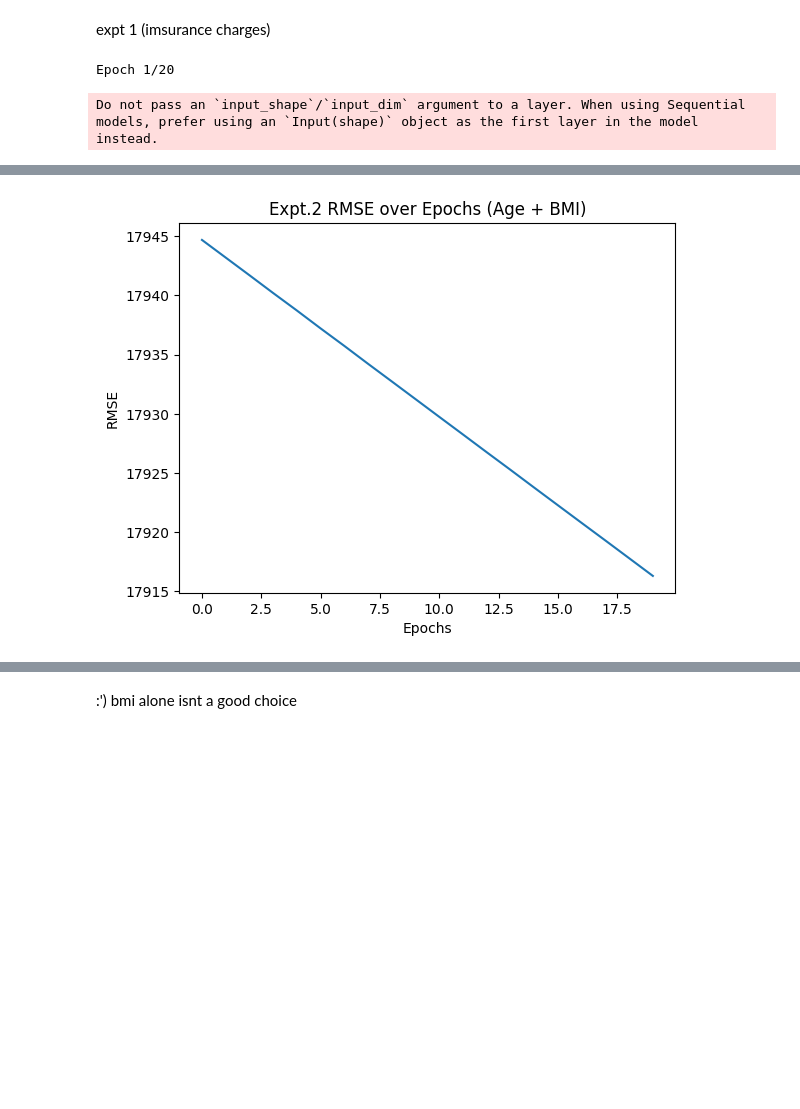
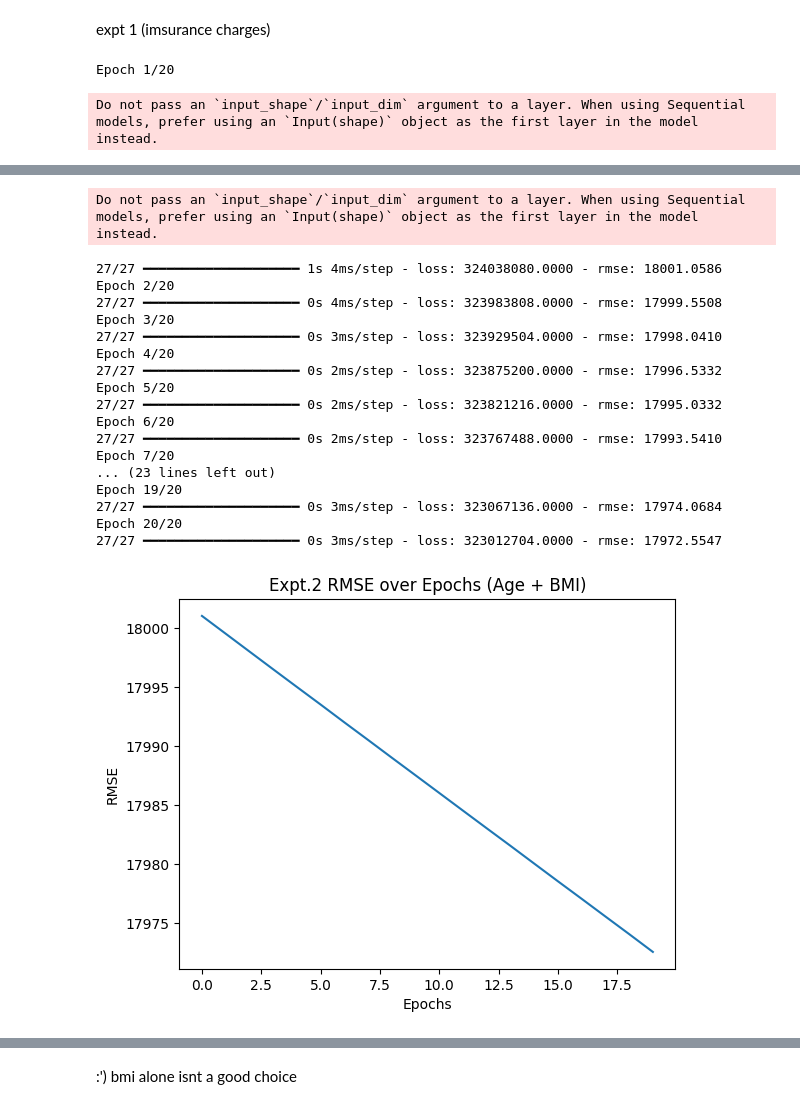
Before and after one commit to utkarsh-a113/CORE, a Jupyter notebook: regressionPCC.ipynb, the cells around one changed output, grey strips where cells are left out. Drawn from its saved outputs; the diff is of its cells as text; code cells hidden in the pictures; blank space fills up the shorter version.

```diff
--- a/regressionPCC.ipynb
+++ b/regressionPCC.ipynb
@@ -154,18 +154,39 @@ learning_rate = 0.001
 epochs = 20
 batch_size = 50
 
-input_features = ['age', 'bmi']
 label_name = 'charges'
 
-# -----------------------------------
-# Prepare data
-# -----------------------------------
+# =================================================
+# Experiment 1 (age only) → history_1
+# =================================================
+input_features_1 = ['age']
+
+X1 = training_df[input_features_1].values
+y = training_df[label_name].values
+
+model_1 = create_model(input_dim=1)
+
+model_1.compile(
+    optimizer=keras.optimizers.Adam(learning_rate=learning_rate),
+    loss='mse',
+    metrics=[keras.metrics.RootMeanSquaredError(name='rmse')]
+)
+
+history_1 = model_1.fit(
+    x=X1,
+    y=y,
+    batch_size=batch_size,
+    epochs=epochs,
+    verbose=1
+)
+
+# =================================================
+# Experiment 2 (age + bmi) → history_2
+# =================================================
+input_features = ['age', 'bmi']
+
 X = training_df[input_features].values   # shape: (n_samples, 2)
-y = training_df[label_name].values       # shape: (n_samples,)
 
-# -----------------------------------
-# Create model
-# -----------------------------------
 model_2 = create_model(input_dim=X.shape[1])
 
 model_2.compile(
@@ -174,9 +195,6 @@ model_2.compile(
     metrics=[keras.metrics.RootMeanSquaredError(name='rmse')]
 )
 
-# -----------------------------------
-# Train model
-# -----------------------------------
 history_2 = model_2.fit(
     x=X,
     y=y,
@@ -186,7 +204,7 @@ history_2 = model_2.fit(
 )
 
 # -----------------------------------
-# Plot RMSE vs Epochs
+# Plot RMSE vs Epochs (Experiment 2)
 # -----------------------------------
 plt.plot(history_2.history['rmse'])
 plt.xlabel('Epochs')
@@ -200,13 +218,13 @@ plt.show()
 predictions = model_2.predict(X).flatten()
 
 # -----------------------------------
-# Plot Actual vs Predicted (CORRECT way)
+# Plot Actual vs Predicted
 # -----------------------------------
 plt.scatter(y, predictions, alpha=0.6)
 plt.xlabel('Actual Charges')
 plt.ylabel('Predicted Charges')
 plt.title('Expt.2 Actual vs Predicted Charges')
-plt.plot([y.min(), y.max()], [y.min(), y.max()], 'r--')  # reference line
+plt.plot([y.min(), y.max()], [y.min(), y.max()], 'r--')
 plt.show()
 # %% [output]
 Epoch 1/20
@@ -231 +249,19 @@ Epoch 20/20
+Do not pass an `input_shape`/`input_dim` argument to a layer. When using Sequential models, prefer using an `Input(shape)` object as the first layer in the model instead.
+27/27 ━━━━━━━━━━━━━━━━━━━━ 1s 4ms/step - loss: 324038080.0000 - rmse: 18001.0586
+Epoch 2/20
+27/27 ━━━━━━━━━━━━━━━━━━━━ 0s 4ms/step - loss: 323983808.0000 - rmse: 17999.5508
+Epoch 3/20
+27/27 ━━━━━━━━━━━━━━━━━━━━ 0s 3ms/step - loss: 323929504.0000 - rmse: 17998.0410
+Epoch 4/20
+27/27 ━━━━━━━━━━━━━━━━━━━━ 0s 2ms/step - loss: 323875200.0000 - rmse: 17996.5332
+Epoch 5/20
+27/27 ━━━━━━━━━━━━━━━━━━━━ 0s 2ms/step - loss: 323821216.0000 - rmse: 17995.0332
+Epoch 6/20
+27/27 ━━━━━━━━━━━━━━━━━━━━ 0s 2ms/step - loss: 323767488.0000 - rmse: 17993.5410
+Epoch 7/20
+... (23 lines left out)
+Epoch 19/20
+27/27 ━━━━━━━━━━━━━━━━━━━━ 0s 3ms/step - loss: 323067136.0000 - rmse: 17974.0684
+Epoch 20/20
+27/27 ━━━━━━━━━━━━━━━━━━━━ 0s 3ms/step - loss: 323012704.0000 - rmse: 17972.5547
-[figure, old version]
+[figure, new version]
```
Also changed, not shown: parts of 12 cells of this notebook.
